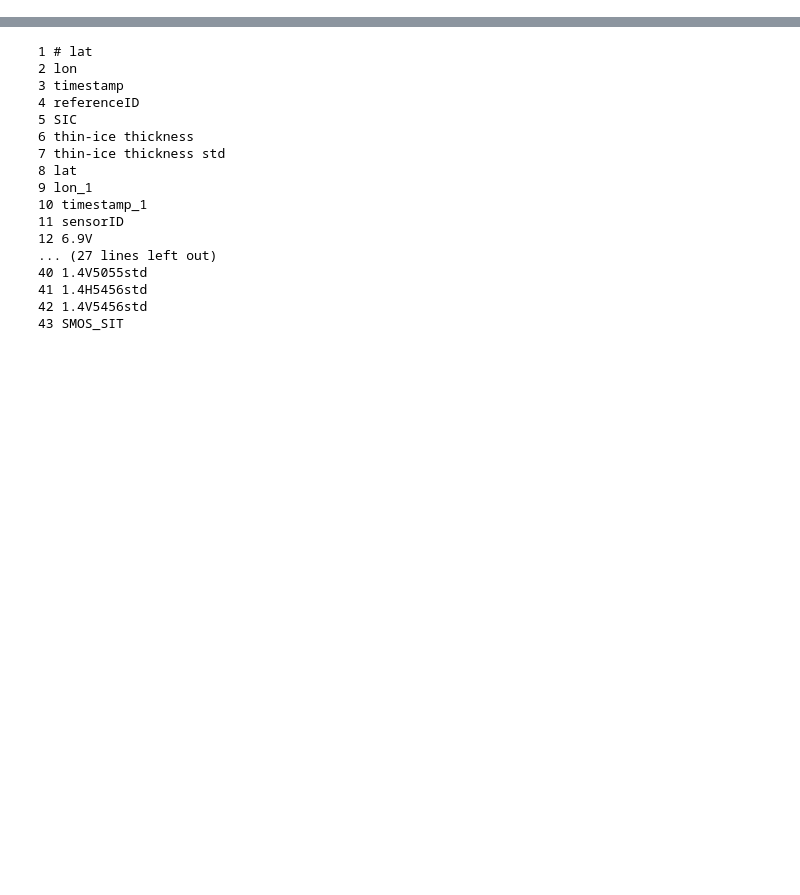
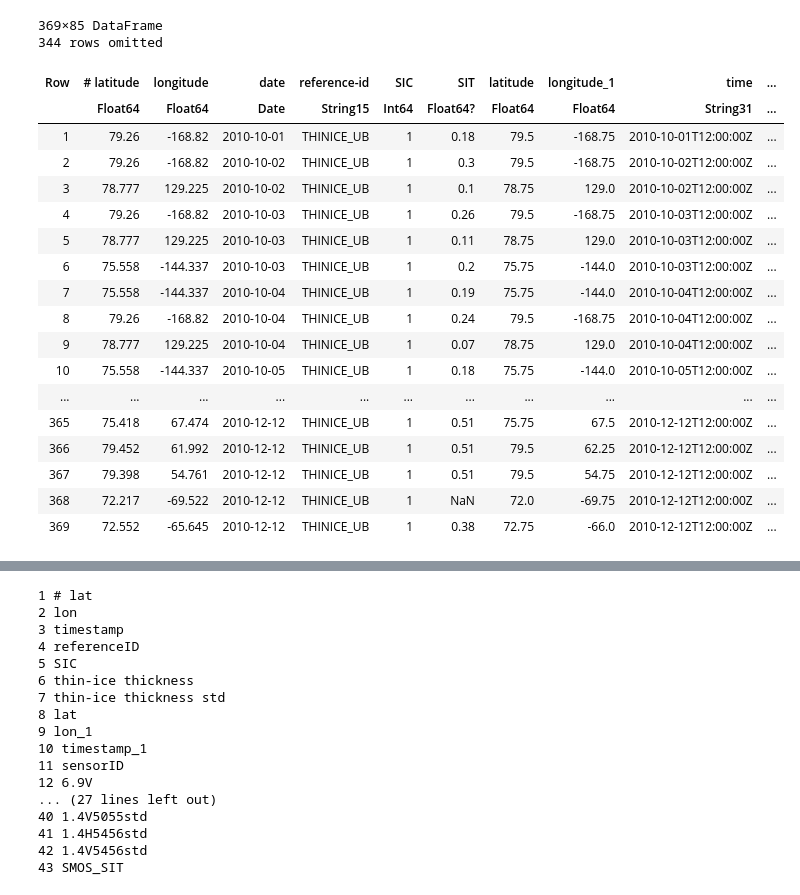
Before and after one commit to CIMR-Algos/MultiParameter_ATBD, a Jupyter notebook: book/thin_fit.ipynb, the cells around one changed output, grey strips where cells are left out. Cells and saved outputs as stored; diff of their text form; code cells hidden in the pictures; blank space fills up the shorter version.

```diff
--- a/book/thin_fit.ipynb
+++ b/book/thin_fit.ipynb
@@ -16,27 +96,61 @@ Python module: <module 'matplotlib.pyplot' from '/Users/huntemann/SeaIceThicknes
 # %%
-zfn="data/RRDP_v3.zip"
+zfn="../data/RRDP_v3.zip"
 if !isfile(zfn)
     download("https://figshare.com/ndownloader/files/31422043",zfn)
 end
 # %%
 zf=ZipFile.Reader(zfn);
 idxs=findall(x->(occursin("RRDP_v3/UB_THINICE/S",x)),getfield.(zf.files,:name))
 D=DataFrame[]
 for idx in idxs
-    push!(D,CSV.read(read(zf.files[idx]),DataFrame;skipto=3,header=2))
+    push!(D,CSV.read(read(zf.files[idx]),DataFrame;skipto=3,header=2,missingstring=["-999","noval"]))
 #    fio,DataFrame;skipto=3,header=2)
 end
 
 allD=vcat(D...);
 sort!(allD,["date"]);
 
 d=allD.date[1]
 datef=dateformat"yyyymmdd"
 Dates.format(d,dateformat"yyyymmdd")
 
 for r in eachrow(allD)
     cday=Dates.format(r.date,datef)
   #  println("$(r.latitude) $(r.longitude) 51/55 $cday $cday")
 end
-rrdp_extract=CSV.read("data/rrdp_thinice_51-55_724.txt",DataFrame,header=["date","tbh53","tbv53","mean_inc","tbh53_std","tbv53_std"]);
+rrdp_extract=CSV.read("../data/rrdp_thinice_51-55_724.txt",DataFrame,header=["date","tbh53","tbv53","mean_inc","tbh53_std","tbv53_std"]);
 fulltable=hcat(allD,rrdp_extract,makeunique=true);
+replace!( x->ismissing(x) ? NaN : x,fulltable[!,"89.0H"]) .|> Float64
+replace!( x->ismissing(x) ? NaN : x,fulltable[!,"89.0V"]) .|> Float64
+replace!(x->ismissing(x) ? NaN : x,fulltable[!,"SIT"]) .|> Float64
+replace!(x->ismissing(x) ? NaN : x,fulltable[!,"sigma_40"]) .|> Float64
+fulltable[!,"newSIT"]=retrievallm.(fulltable[!,"tbh53"],fulltable[!,"tbv53"]) .|> first
+fulltable[!,"newSIT_std"]=retrievallm.(fulltable[!,"tbh53"],fulltable[!,"tbv53"]) .|> last
+iidx=isnan.(fulltable[!,"tbh53"])
+#fulltable[iidx,"newSIT"].=NaN
+#fulltable[iidx,"newSIT_std"].=NaN
+fulltable=fulltable[.!iidx,:]
+
+#iidx=fulltable[!,:SIT].!=-999
+#fulltable=fulltable[iidx,:];
+# %% [output]
+369×85 DataFrame
+344 rows omitted
+| Row | # latitude | longitude | date | reference-id | SIC | SIT | latitude | longitude_1 | time | ... |
+|  | Float64 | Float64 | Date | String15 | Int64 | Float64? | Float64 | Float64 | String31 | ... |
+| 1 | 79.26 | -168.82 | 2010-10-01 | THINICE_UB | 1 | 0.18 | 79.5 | -168.75 | 2010-10-01T12:00:00Z | ... |
+| 2 | 79.26 | -168.82 | 2010-10-02 | THINICE_UB | 1 | 0.3 | 79.5 | -168.75 | 2010-10-02T12:00:00Z | ... |
+| 3 | 78.777 | 129.225 | 2010-10-02 | THINICE_UB | 1 | 0.1 | 78.75 | 129.0 | 2010-10-02T12:00:00Z | ... |
+| 4 | 79.26 | -168.82 | 2010-10-03 | THINICE_UB | 1 | 0.26 | 79.5 | -168.75 | 2010-10-03T12:00:00Z | ... |
+| 5 | 78.777 | 129.225 | 2010-10-03 | THINICE_UB | 1 | 0.11 | 78.75 | 129.0 | 2010-10-03T12:00:00Z | ... |
+| 6 | 75.558 | -144.337 | 2010-10-03 | THINICE_UB | 1 | 0.2 | 75.75 | -144.0 | 2010-10-03T12:00:00Z | ... |
+| 7 | 75.558 | -144.337 | 2010-10-04 | THINICE_UB | 1 | 0.19 | 75.75 | -144.0 | 2010-10-04T12:00:00Z | ... |
+| 8 | 79.26 | -168.82 | 2010-10-04 | THINICE_UB | 1 | 0.24 | 79.5 | -168.75 | 2010-10-04T12:00:00Z | ... |
+| 9 | 78.777 | 129.225 | 2010-10-04 | THINICE_UB | 1 | 0.07 | 78.75 | 129.0 | 2010-10-04T12:00:00Z | ... |
+| 10 | 75.558 | -144.337 | 2010-10-05 | THINICE_UB | 1 | 0.18 | 75.75 | -144.0 | 2010-10-05T12:00:00Z | ... |
+| ... | ... | ... | ... | ... | ... | ... | ... | ... | ... | ... |
+| 365 | 75.418 | 67.474 | 2010-12-12 | THINICE_UB | 1 | 0.51 | 75.75 | 67.5 | 2010-12-12T12:00:00Z | ... |
+| 366 | 79.452 | 61.992 | 2010-12-12 | THINICE_UB | 1 | 0.51 | 79.5 | 62.25 | 2010-12-12T12:00:00Z | ... |
+| 367 | 79.398 | 54.761 | 2010-12-12 | THINICE_UB | 1 | 0.51 | 79.5 | 54.75 | 2010-12-12T12:00:00Z | ... |
+| 368 | 72.217 | -69.522 | 2010-12-12 | THINICE_UB | 1 | NaN | 72.0 | -69.75 | 2010-12-12T12:00:00Z | ... |
+| 369 | 72.552 | -65.645 | 2010-12-12 | THINICE_UB | 1 | 0.38 | 72.75 | -66.0 | 2010-12-12T12:00:00Z | ... |
```
Also changed, not shown: parts of 16 cells of this notebook, 7 other files.
